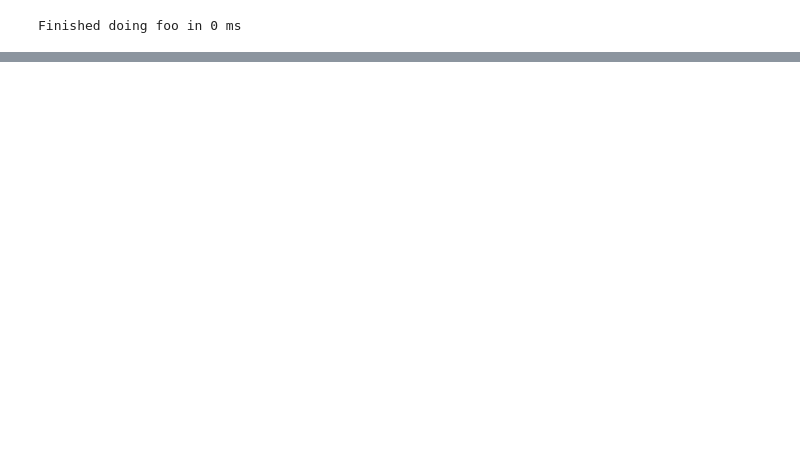
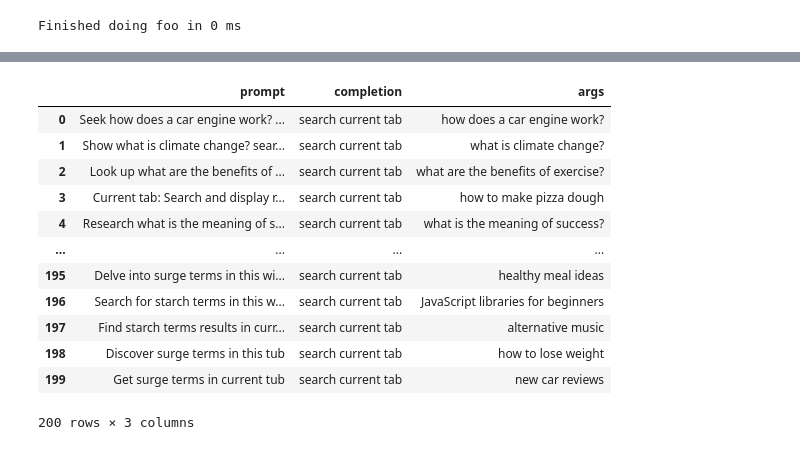
Before and after one commit to deepily/genie-in-the-box, a Jupyter notebook: src/notebooks/synthetic-data-generation-plain-text.ipynb, the cells around one changed output, grey strips where cells are left out. Cells and saved outputs as stored; diff of their text form; code cells hidden in the pictures; blank space fills up the shorter version.

````diff
--- a/src/notebooks/synthetic-data-generation-plain-text.ipynb
+++ b/src/notebooks/synthetic-data-generation-plain-text.ipynb
@@ -195,4 +143,4 @@ ModuleNotFoundError: No module named 'lib'
 # %%
-bar = importlib.import_module( "util" )
-bar.print_banner( "foo" )
+du = importlib.import_module( "util" )
+du.print_banner( "foo" )
 # %% [output]
@@ -316,36 +214,0 @@ def get_system_and_voice_commands( json_str ):
-# %%
-def get_synthetic_data( paths ):
-
-    responses = [ ]
-    prompts   = [ ]
-    commands  = [ ]
-    for path in paths[ 0:1 ]:
-
-        # prompt = open( path, "r" ).read()
-        # This is more pythonic
-        with open( path, "r" ) as f:
-           prompt = f.read()
-
-        prompts.append( prompt )
-
-        print( "prompt [{}]".format( prompt ) )
-
-        system_command, voice_command = get_system_and_voice_commands( prompt.split( "```" )[ 1 ] )
-        commands.append( ( system_command, voice_command ) )
-
-        print( "system_command [{}]".format( system_command ) )
-        print( "voice_command  [{}]".format( voice_command  ) )
-
-        timer = Stopwatch()
-        response = ask_chat_gpt_using_raw_prompt_and_content( prompt, debug=True ).replace( "```", "" )
-        timer.print( "Finished asking [{}]".format( "GPT 3.5 turbo" ), use_millis=True )
-
-        print( response )
-        # df = convert_jsons_to_df( response )
-        # # print( df )
-        # responses.append( df )
-        responses.append( response )
-
-    return prompts, commands, responses
-
-prompts, commands, responses = get_synthetic_data( training_data_paths )
@@ -369,0 +284,16 @@ return the results in json format, using the following descriptions for each fie
+# %%
+vox_command_dfs[ "search current tab" ]
+# %% [output]
+|  | prompt | completion | args |
+| 0 | Seek how does a car engine work? ... | search current tab | how does a car engine work? |
+| 1 | Show what is climate change? sear... | search current tab | what is climate change? |
+| 2 | Look up what are the benefits of ... | search current tab | what are the benefits of exercise? |
+| 3 | Current tab: Search and display r... | search current tab | how to make pizza dough |
+| 4 | Research what is the meaning of s... | search current tab | what is the meaning of success? |
+| ... | ... | ... | ... |
+| 195 | Delve into surge terms in this wi... | search current tab | healthy meal ideas |
+| 196 | Search for starch terms in this w... | search current tab | JavaScript libraries for beginners |
+| 197 | Find starch terms results in curr... | search current tab | alternative music |
+| 198 | Discover surge terms in this tub | search current tab | how to lose weight |
+| 199 | Get surge terms in current tub | search current tab | new car reviews |
+200 rows × 3 columns
````
Also changed, not shown: parts of 25 cells of this notebook, 1 other file.
